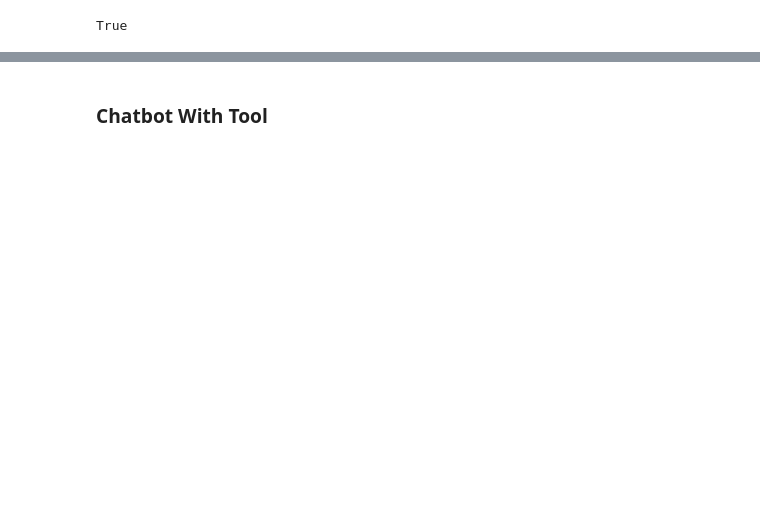
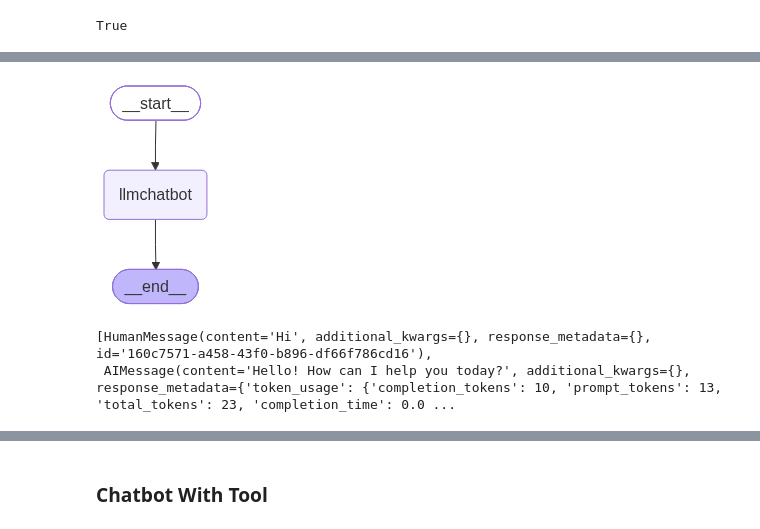
Before and after one commit to pskshyam/Langgraph-crash-course, a Jupyter notebook: 1-BasicChatbot/chatbot.ipynb, the cells around one changed output, grey strips where cells are left out. Cells and saved outputs as stored; diff of their text form; code cells hidden in the pictures; blank space fills up the shorter version.

```diff
--- a/1-BasicChatbot/chatbot.ipynb
+++ b/1-BasicChatbot/chatbot.ipynb
@@ -61,5 +96,14 @@ except Exception:
+# %%
+graph
+# %% [output]
+[figure, added]
 # %%
 response=graph.invoke({"messages":"Hi"})
+# %%
+response["messages"] # check messages are appending to the list with the help of reducer "add_messages"
+# %% [output]
+[HumanMessage(content='Hi', additional_kwargs={}, response_metadata={}, id='160c7571-a458-43f0-b896-df66f786cd16'),
+ AIMessage(content='Hello! How can I help you today?', additional_kwargs={}, response_metadata={'token_usage': {'completion_tokens': 10, 'prompt_tokens': 13, 'total_tokens': 23, 'completion_time': 0.0 ...
 # %%
 response["messages"][-1].content
 # %% [output]
```
Also changed, not shown: parts of 22 cells of this notebook.
